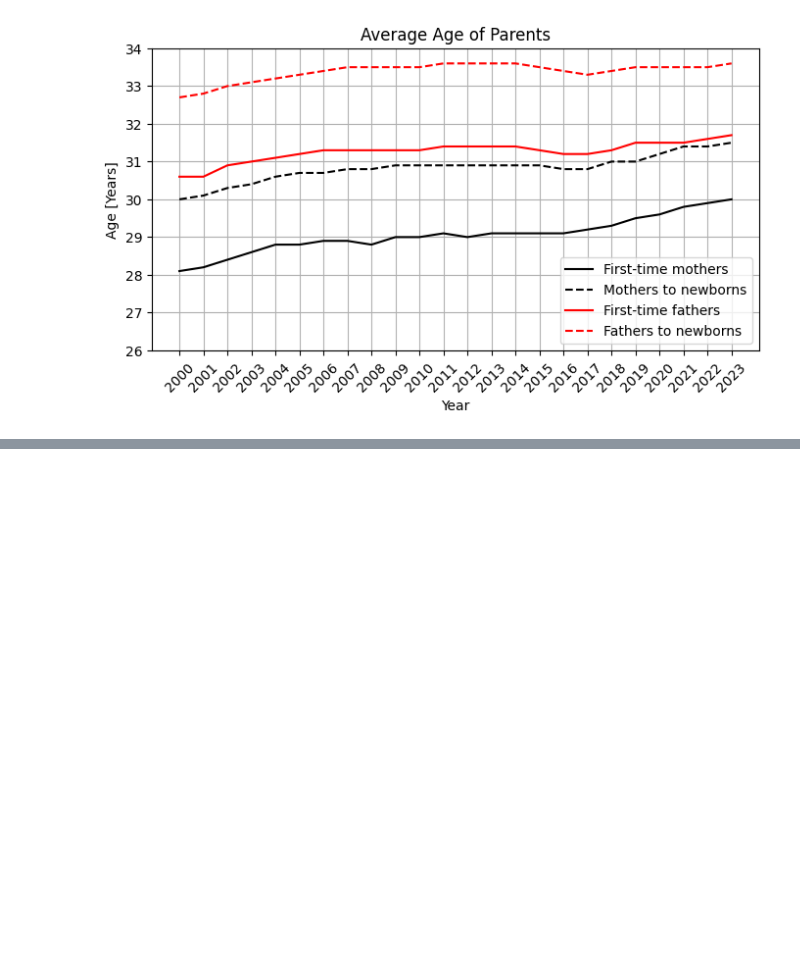
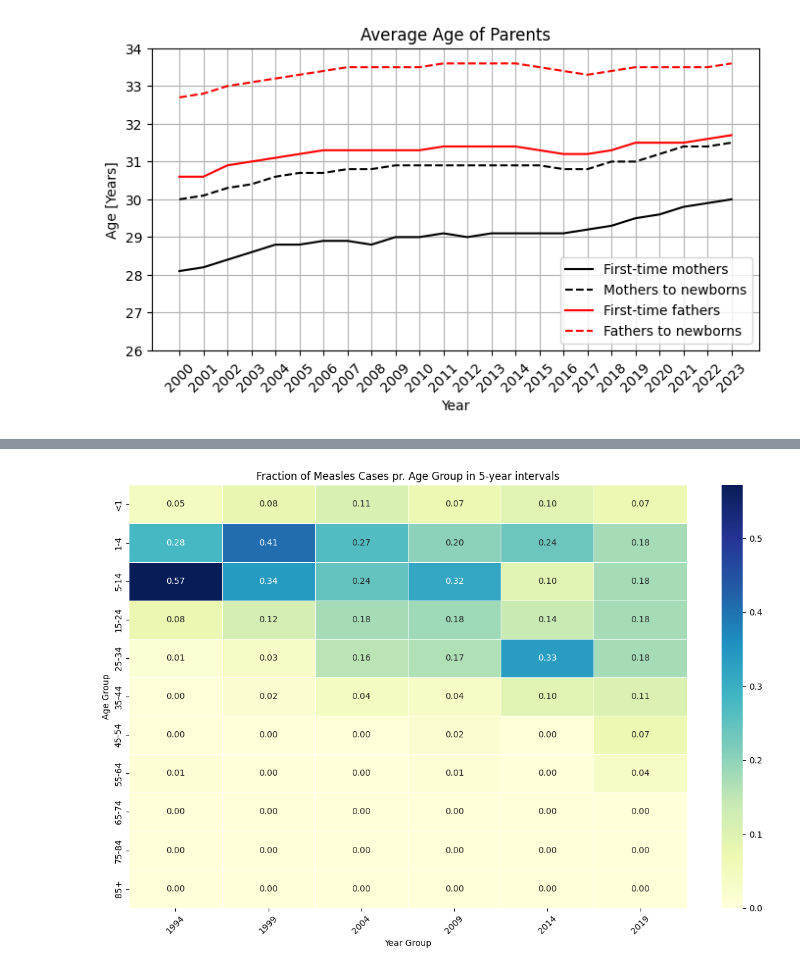
Before and after one commit to AlfredBendtzonHansen/measles-network-DK, a Jupyter notebook: vax_plots.ipynb, the cells around one changed output, grey strips where cells are left out. Cells and saved outputs as stored; diff of their text form; code cells hidden in the pictures; blank space fills up the shorter version.

```diff
--- a/vax_plots.ipynb
+++ b/vax_plots.ipynb
@@ -184,0 +212,79 @@ plt.savefig("Plots/age_of_parents.pdf", dpi = 400)
+# %%
+# load data
+outbreak_age = pd.read_csv('Data/Outbreaks_year_age.csv', sep=";")
+# %%
+# First, define the starting year for your 5-year periods
+start_year = outbreak_age['Year'].min()
+
+# Create a new column 'Year_Group' that assigns each year to a 5-year period
+outbreak_age['Year_Group'] = ((outbreak_age['Year'] - start_year) // 5) * 5 + start_year
+
+# List of age group columns (excluding 'Year' and 'Year_Group')
+age_group_columns = outbreak_age.columns.difference(['Year', 'Year_Group'])
+
+# Group the DataFrame by 'Year_Group' and calculate the sum for each age group
+grouped_sum = outbreak_age.groupby('Year_Group')[age_group_columns].sum()
+
+# Calculate the total sum across all age groups for each 5-year period
+grouped_sum['Total'] = grouped_sum.sum(axis=1)
+
+# Compute the fraction for each age group by dividing by the total sum
+grouped_fraction = grouped_sum[age_group_columns].div(grouped_sum['Total'], axis=0)
+
+# Reset index to make 'Year_Group' a column again
+grouped_fraction = grouped_fraction.reset_index()
+
+grouped_fraction = grouped_fraction.drop(6)
+
+# Set 'Year_Group' as the index to prepare for transposing
+heatmap_data = grouped_fraction.set_index('Year_Group')
+
+# Optionally, ensure that age group columns are in the desired order
+# For example, if they are not sorted numerically, you can sort them
+# age_group_columns_sorted = sorted(heatmap_data.columns, key=lambda x: int(x.split('_')[1]))
+# heatmap_data = heatmap_data[age_group_columns_sorted]
+
+# Transpose the DataFrame to have age groups as rows and year groups as columns
+heatmap_data = heatmap_data.transpose()
+
+desired_order = [
+    '<1',
+    '1-4',
+    '5-14',
+    '15-24',
+    '25-34',
+    '35-44',
+    '45-54',
+    '55-64',
+    '65-74',
+    '75-84',
+    '85+'
+]
+
+heatmap_data = heatmap_data.reindex(desired_order)
+
+# Create a heatmap
+plt.figure(figsize=(12, 8))
+sns.heatmap(
+    heatmap_data,
+    annot=True,          # Annotate cells with the numeric value
+    fmt=".2f",           # Format numbers to two decimal places
+    cmap='YlGnBu',       # Color map
+    linewidths=0.5,      # Lines between cells
+    linecolor='white'    # Line color
+)
+
+# Set the labels and title
+plt.xlabel('Year Group')
+plt.ylabel('Age Group')
+plt.title('Fraction of Measles Cases pr. Age Group in 5-year intervals')
+
+# Optionally, rotate the x-axis labels for better readability
+plt.xticks(rotation=45)
+
+# Show the plot
+plt.tight_layout()
+plt.savefig("Plots/Age_infect.pdf", dpi = 400)
+plt.show()
+# %% [output]
+[figure, added]
```
Also changed, not shown: parts of 11 cells of this notebook, 14 other files.
